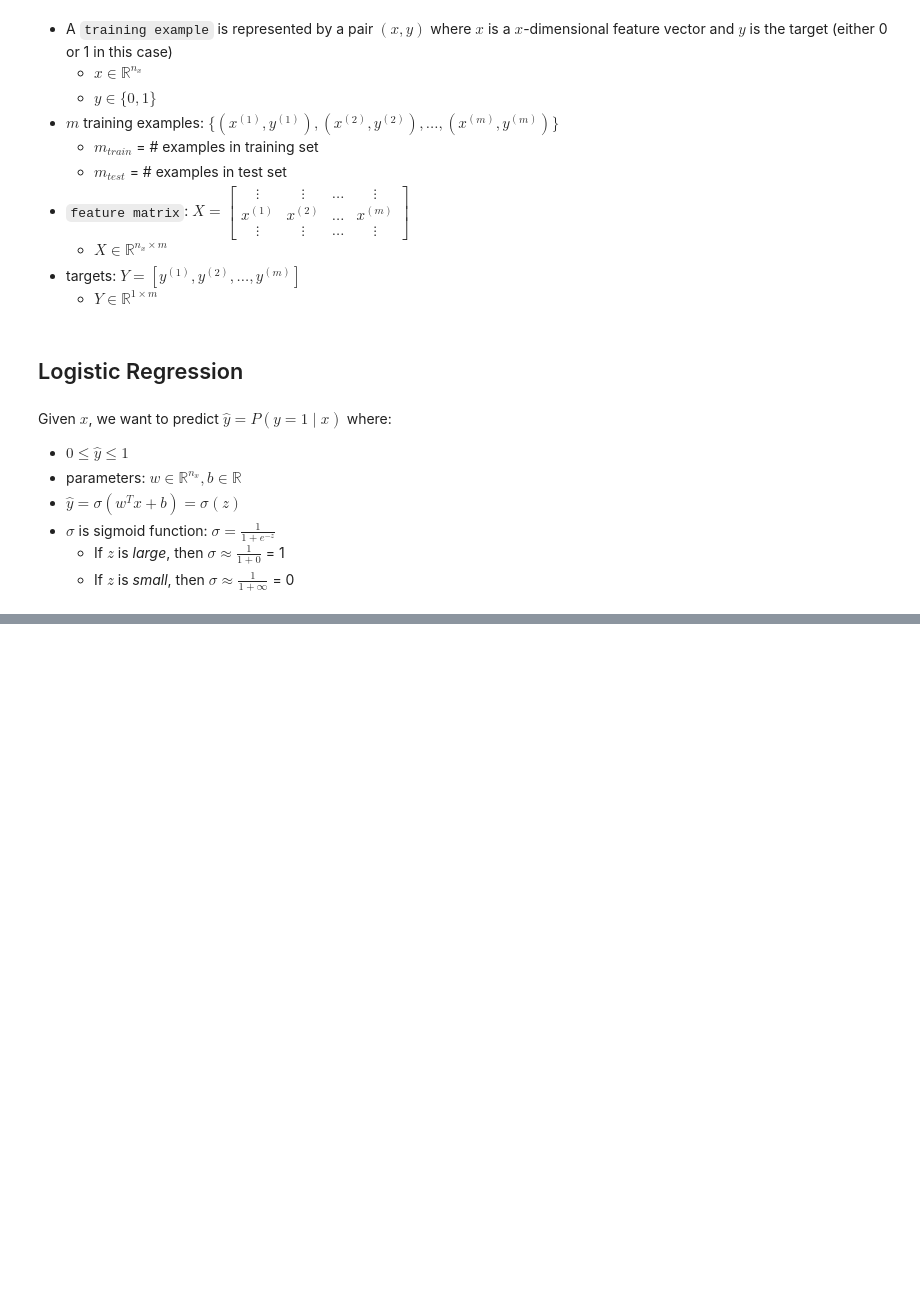
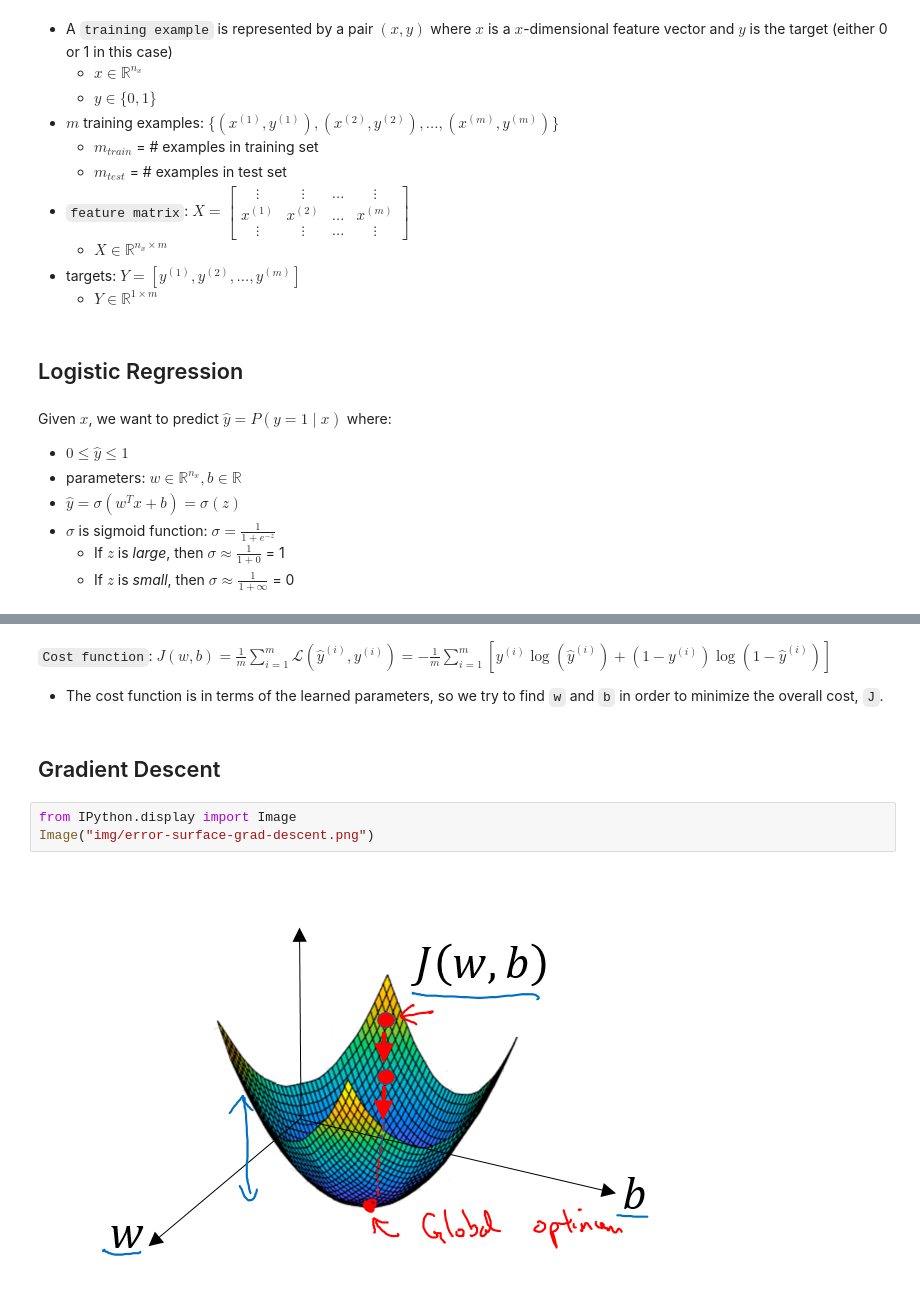
Before and after one commit to mikearango/deeplearning.ai, a Jupyter notebook: 01_neural-nets-and-dl/logreg-as-nnet.ipynb, the cells around one changed output, grey strips where cells are left out. Cells and saved outputs as stored; diff of their text form; blank space fills up the shorter version.

Commit message:
Add img dir and gradient descent notes for logreg

```diff
--- a/01_neural-nets-and-dl/logreg-as-nnet.ipynb
+++ b/01_neural-nets-and-dl/logreg-as-nnet.ipynb
@@ -39,0 +51,10 @@ Given $x$, we want to predict $\hat{y} = P(y = 1 \mid x)$ where:
+# %% [markdown]
+`Cost function`: $J(w,b) = \frac{1}{m}\sum_{i=1}^{m} \mathcal{L}(\hat{y}^{(i)}, y^{(i)}) = - \frac{1}{m}\sum_{i=1}^{m} [y^{(i)} \log(\hat{y}^{(i)}) + (1-y^{(i)})\log{(1-\hat{y}^{(i)})}]$
+- The cost function is in terms of the learned parameters, so we try to find `w` and `b` in order to minimize the overall cost, `J`.
+# %% [markdown]
+## Gradient Descent
+# %%
+from IPython.display import Image
+Image("img/error-surface-grad-descent.png")
+# %% [output]
+[figure, added]
```
Also changed, not shown: parts of 7 cells of this notebook, 2 other files.
